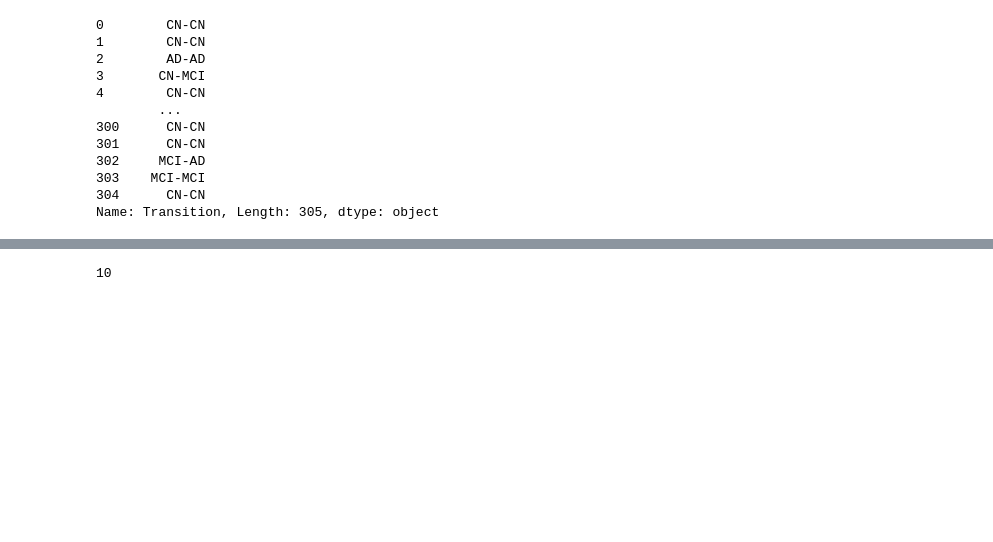
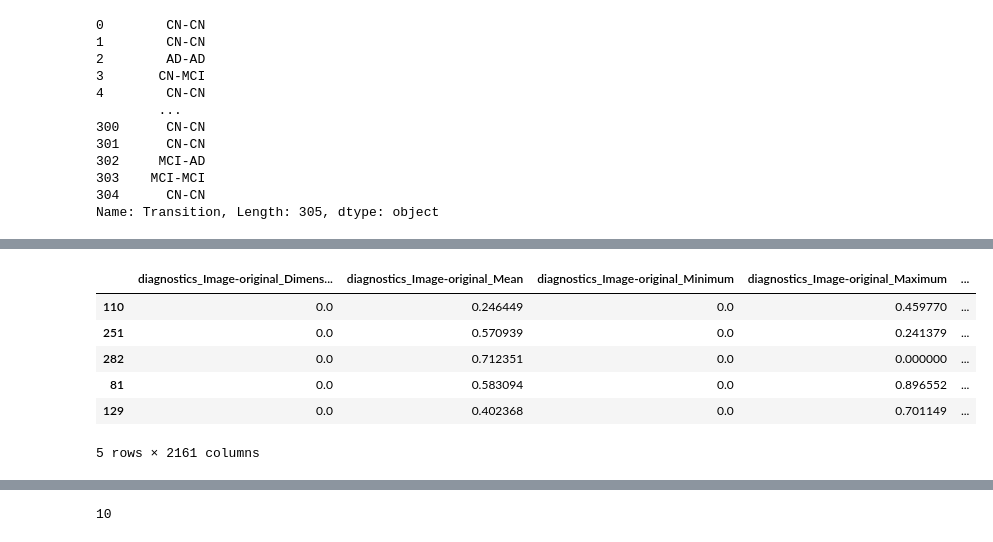
Before and after one commit to pinheiro2/DAA2425, a Jupyter notebook: control analysis/DT_GridSearch.ipynb, the cells around one changed output, grey strips where cells are left out. Saved outputs shown, nothing was run; the diff lists cells and outputs as text; code cells hidden in the pictures; blank space fills up the shorter version.

```diff
--- a/control analysis/DT_GridSearch.ipynb
+++ b/control analysis/DT_GridSearch.ipynb
@@ -61,0 +73,15 @@ df_numerico = X.select_dtypes(include=[np.number])
+# %%
+df_numerico = X.select_dtypes(include=[np.number])
+
+from sklearn.preprocessing import StandardScaler,MinMaxScaler
+scaler = MinMaxScaler()
+df_numerico = pd.DataFrame(scaler.fit_transform(df_numerico), columns=df_numerico.columns, index=df_numerico.index) #normalização
+df_numerico.head()
+# %% [output]
+|  | diagnostics_Image-original_Dimens... | diagnostics_Image-original_Mean | diagnostics_Image-original_Minimum | diagnostics_Image-original_Maximum | ... |
+| 110 | 0.0 | 0.246449 | 0.0 | 0.459770 | ... |
+| 251 | 0.0 | 0.570939 | 0.0 | 0.241379 | ... |
+| 282 | 0.0 | 0.712351 | 0.0 | 0.000000 | ... |
+| 81 | 0.0 | 0.583094 | 0.0 | 0.896552 | ... |
+| 129 | 0.0 | 0.402368 | 0.0 | 0.701149 | ... |
+5 rows × 2161 columns
```
Also changed, not shown: parts of 5 cells of this notebook, 1 other file.
